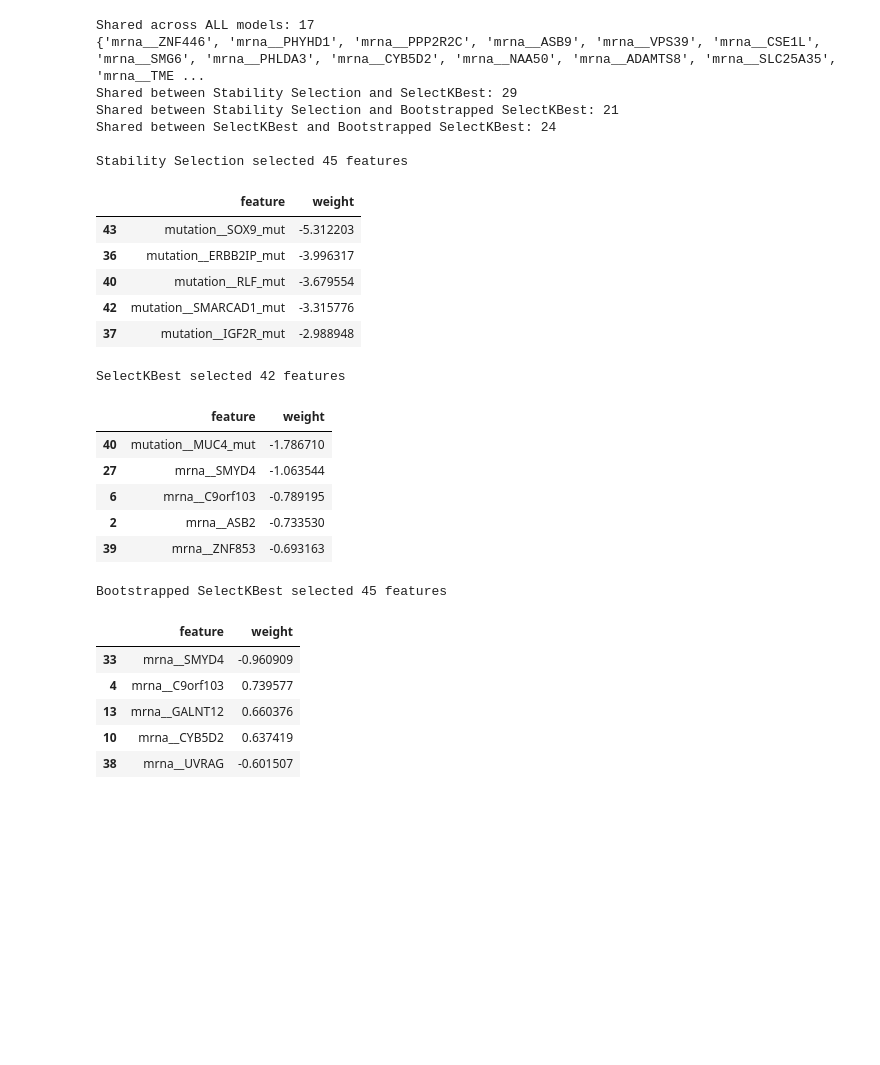
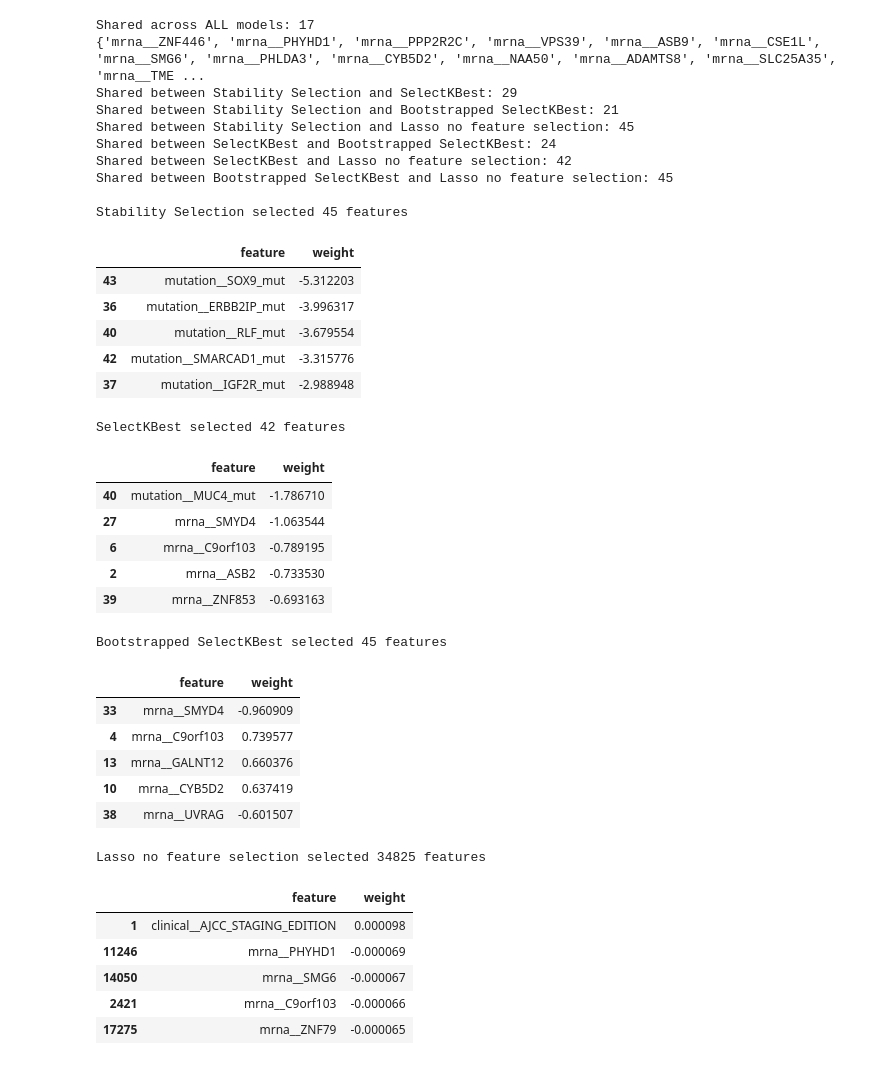
Before and after one commit to gchermside/UCEC_Recurrence, a Jupyter notebook: src/compare_models.ipynb, the cells around one changed output. Cells and saved outputs as stored; diff of their text form; code cells hidden in the pictures; blank space fills up the shorter version.

```diff
--- a/src/compare_models.ipynb
+++ b/src/compare_models.ipynb
@@ -155,27 +177,28 @@ import joblib
 
 def get_feature_info(model):
     """Return nonzero features, their names, and weights for a sklearn pipeline."""
-    pre = model.named_steps["preprocessor"]
-    var = model.named_steps["var_thresh"]
-    select = model.named_steps["select"]
-    clf = model.named_steps["clf"]
+    # Core components
+    steps = model.named_steps
+    pre = steps.get("preprocessor")
+    clf = steps["clf"]
 
     # Step 1: Get initial feature names
     feature_names = np.array(pre.get_feature_names_out())
 
-    # Step 2: Apply variance threshold mask if present
-    if hasattr(var, "get_support"):
-        mask = var.get_support()
-        feature_names = feature_names[mask]
+    # Step 2: Apply variance threshold if it exists
+    if "var_thresh" in steps and hasattr(steps["var_thresh"], "get_support"):
+        var_mask = steps["var_thresh"].get_support()
+        feature_names = feature_names[var_mask]
 
-    # Step 3: Apply feature selector mask (if available)
-    if hasattr(select, "get_support"):
-        select_mask = select.get_support()
-        feature_names = feature_names[select_mask]
-    else:
-        # For selectors that don't have get_support (e.g. StabilitySelection)
-        # fallback: assume we have the same number of features as coef length
-        feature_names = feature_names[:clf.coef_.shape[1]]
+    # Step 3: Apply feature selector if it exists
+    if "select" in steps:
+        select = steps["select"]
+        if hasattr(select, "get_support"):
+            select_mask = select.get_support()
+            feature_names = feature_names[select_mask]
+        else:
+            # Fallback for selectors without get_support (e.g., StabilitySelection)
+            feature_names = feature_names[:clf.coef_.shape[1]]
 
     # Step 4: Extract coefficients
     coefs = clf.coef_.ravel()
@@ -185,7 +208,7 @@ def get_feature_info(model):
     nonzero_features = feature_names[nonzero_mask]
     nonzero_coefs = coefs[nonzero_mask]
 
-    # Step 6: Make a dataframe for clarity
+    # Step 6: Create dataframe
     df = pd.DataFrame({
         "feature": nonzero_features,
         "weight": nonzero_coefs
@@ -276,36 +304,41 @@ for i in range(len(model_names)):
         m1, m2 = model_names[i], model_names[j]
         overlap = set(feature_dfs[m1]["feature"]) & set(feature_dfs[m2]["feature"])
         print(f"Shared between {m1} and {m2}: {len(overlap)}")
-
-# Optional: save or view all selected features
-for name, df in feature_dfs.items():
-    print(f"\n{name} selected {len(df)} features")
-    display(df.head())
 # %% [output]
 Shared across ALL models: 17
-{'mrna__ZNF446', 'mrna__PHYHD1', 'mrna__PPP2R2C', 'mrna__ASB9', 'mrna__VPS39', 'mrna__CSE1L', 'mrna__SMG6', 'mrna__PHLDA3', 'mrna__CYB5D2', 'mrna__NAA50', 'mrna__ADAMTS8', 'mrna__SLC25A35', 'mrna__TME ...
+{'mrna__ZNF446', 'mrna__PHYHD1', 'mrna__PPP2R2C', 'mrna__VPS39', 'mrna__ASB9', 'mrna__CSE1L', 'mrna__SMG6', 'mrna__PHLDA3', 'mrna__CYB5D2', 'mrna__NAA50', 'mrna__ADAMTS8', 'mrna__SLC25A35', 'mrna__TME ...
 Shared between Stability Selection and SelectKBest: 29
 Shared between Stability Selection and Bootstrapped SelectKBest: 21
+Shared between Stability Selection and Lasso no feature selection: 45
 Shared between SelectKBest and Bootstrapped SelectKBest: 24
+Shared between SelectKBest and Lasso no feature selection: 42
+Shared between Bootstrapped SelectKBest and Lasso no feature selection: 45
 
 Stability Selection selected 45 features
 |  | feature | weight |
 | 43 | mutation__SOX9_mut | -5.312203 |
 | 36 | mutation__ERBB2IP_mut | -3.996317 |
 | 40 | mutation__RLF_mut | -3.679554 |
 | 42 | mutation__SMARCAD1_mut | -3.315776 |
 | 37 | mutation__IGF2R_mut | -2.988948 |
 SelectKBest selected 42 features
 |  | feature | weight |
 | 40 | mutation__MUC4_mut | -1.786710 |
 | 27 | mrna__SMYD4 | -1.063544 |
 | 6 | mrna__C9orf103 | -0.789195 |
 | 2 | mrna__ASB2 | -0.733530 |
 | 39 | mrna__ZNF853 | -0.693163 |
 Bootstrapped SelectKBest selected 45 features
 |  | feature | weight |
 | 33 | mrna__SMYD4 | -0.960909 |
 | 4 | mrna__C9orf103 | 0.739577 |
 | 13 | mrna__GALNT12 | 0.660376 |
 | 10 | mrna__CYB5D2 | 0.637419 |
 | 38 | mrna__UVRAG | -0.601507 |
+Lasso no feature selection selected 34825 features
+|  | feature | weight |
+| 1 | clinical__AJCC_STAGING_EDITION | 0.000098 |
+| 11246 | mrna__PHYHD1 | -0.000069 |
+| 14050 | mrna__SMG6 | -0.000067 |
+| 2421 | mrna__C9orf103 | -0.000066 |
+| 17275 | mrna__ZNF79 | -0.000065 |
```
Also changed, not shown: parts of 5 cells of this notebook, 13 other files.
